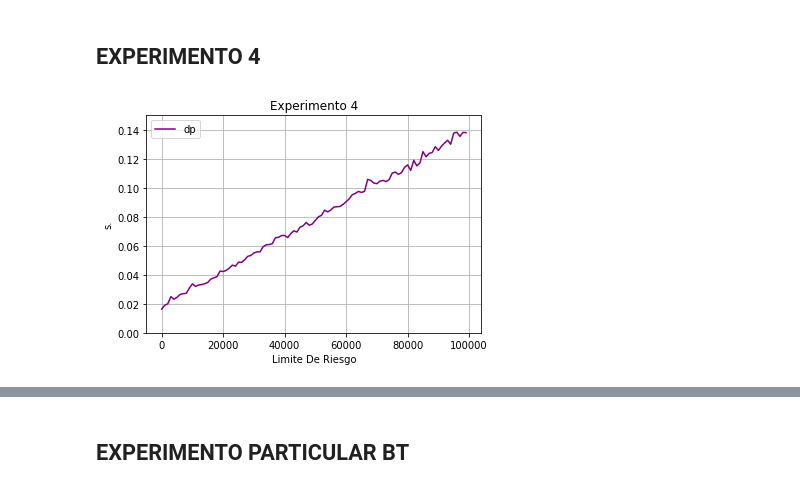
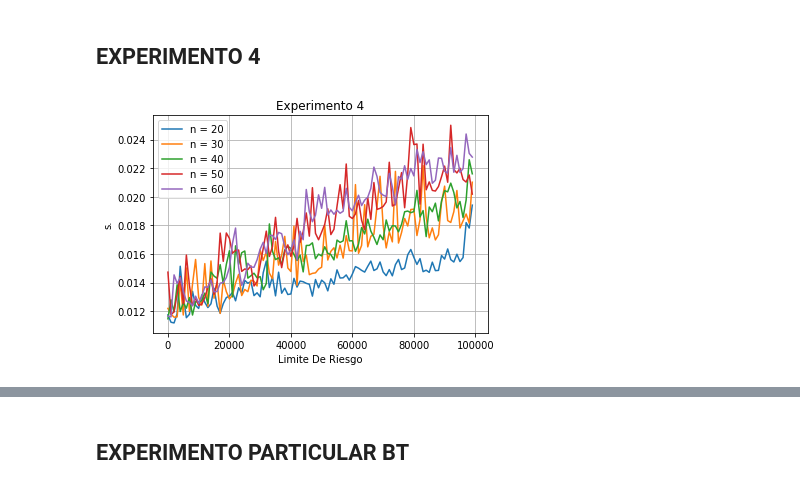
Before and after one commit to sebascantini/Programming-Methods, a Jupyter notebook: python/analisis.ipynb, the cells around one changed output, grey strips where cells are left out. Saved outputs shown, nothing was run; the diff lists cells and outputs as text; code cells hidden in the pictures.

```diff
--- a/python/analisis.ipynb
+++ b/python/analisis.ipynb
@@ -245,27 +130,27 @@ df_n4 = df_resultados[(df_resultados["dataset"]=="n_4")]
-# %%
-df_resultados = df_n3
-
-
-title = "Experimento 4"
-l = True
-
-# plt.xlim(9,31)
-plt.ylim(0,0.15)
-
-df_dp = df_resultados[(df_resultados["method"]=="dp")]
-
-plt.plot()
-
-plt.plot(df_dp["m"],df_dp["time"],l, c="purple", label="dp")
-
-handles, labels = plt.gca().get_legend_handles_labels()
-by_label = dict(zip(labels, handles))
-plt.legend(by_label.values(), by_label.keys())
-plt.grid()
-
-plt.title(title)
-plt.xlabel('Limite De Riesgo')
-plt.ylabel('s.')
-plt.show()
-# %% [output]
-[figure, removed]
+# %%
+df_resultados = pd.read_csv("results/result.csv")
+df_resultados = df_resultados[(df_resultados["exp_name"]=="n_exp")]
+
+title = "Experimento 4"
+l = ""
+
+# plt.xlim(9,31)
+# plt.ylim(0,0.15)
+plt.plot()
+
+for j in range(1,6):
+    df_dp = df_resultados[(df_resultados["dataset"]=="n_"+str(j))]
+    plt.plot(df_dp['m'], df_dp['time'], label='n = '+str(10 + (j*10)))
+
+
+handles, labels = plt.gca().get_legend_handles_labels()
+by_label = dict(zip(labels, handles))
+plt.legend(by_label.values(), by_label.keys())
+plt.grid()
+
+plt.title(title)
+plt.xlabel('Limite De Riesgo')
+plt.ylabel('s.')
+plt.show()
+# %% [output]
+[figure, added]
```
Also changed, not shown: parts of 8 cells of this notebook, 1 other file.
